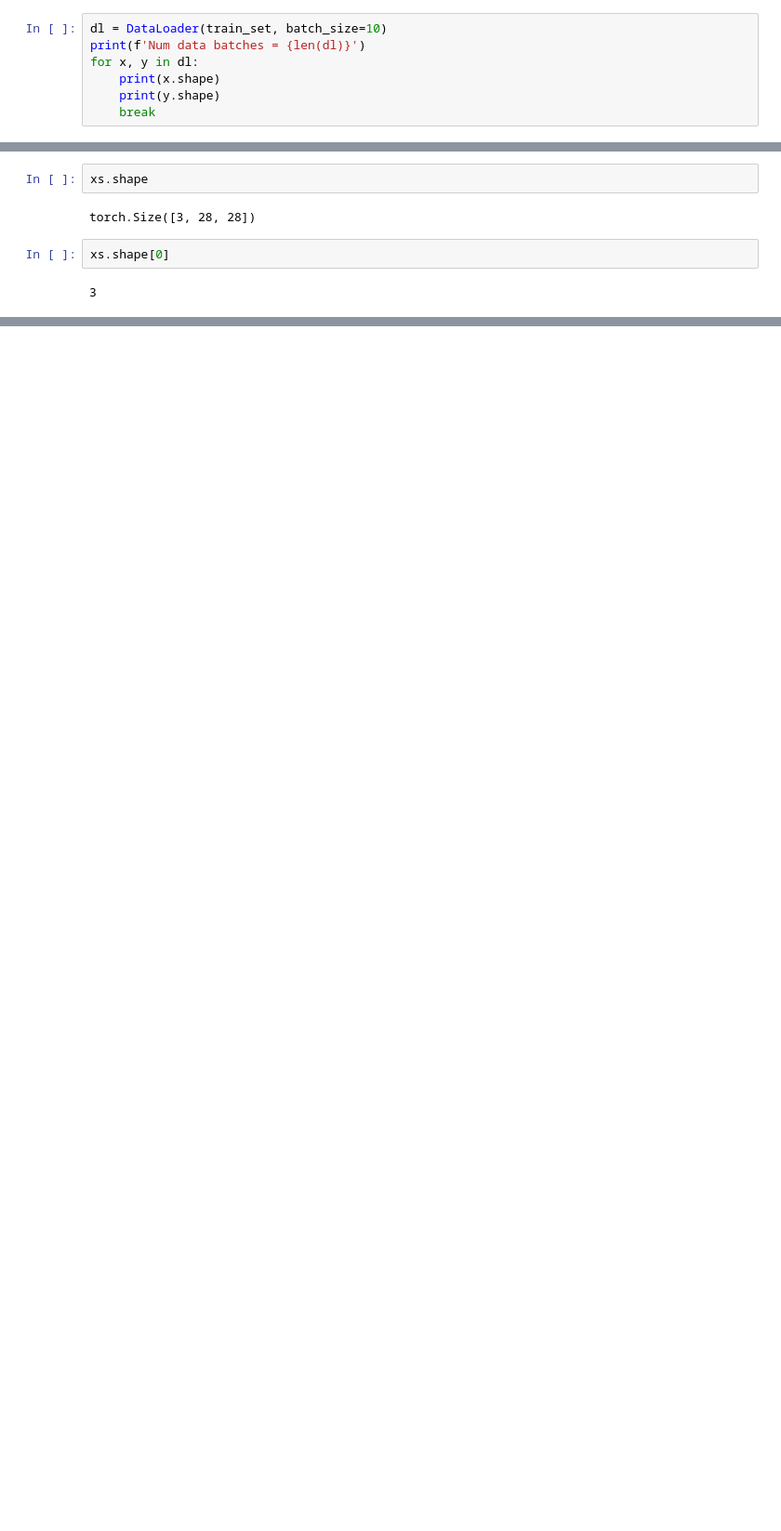
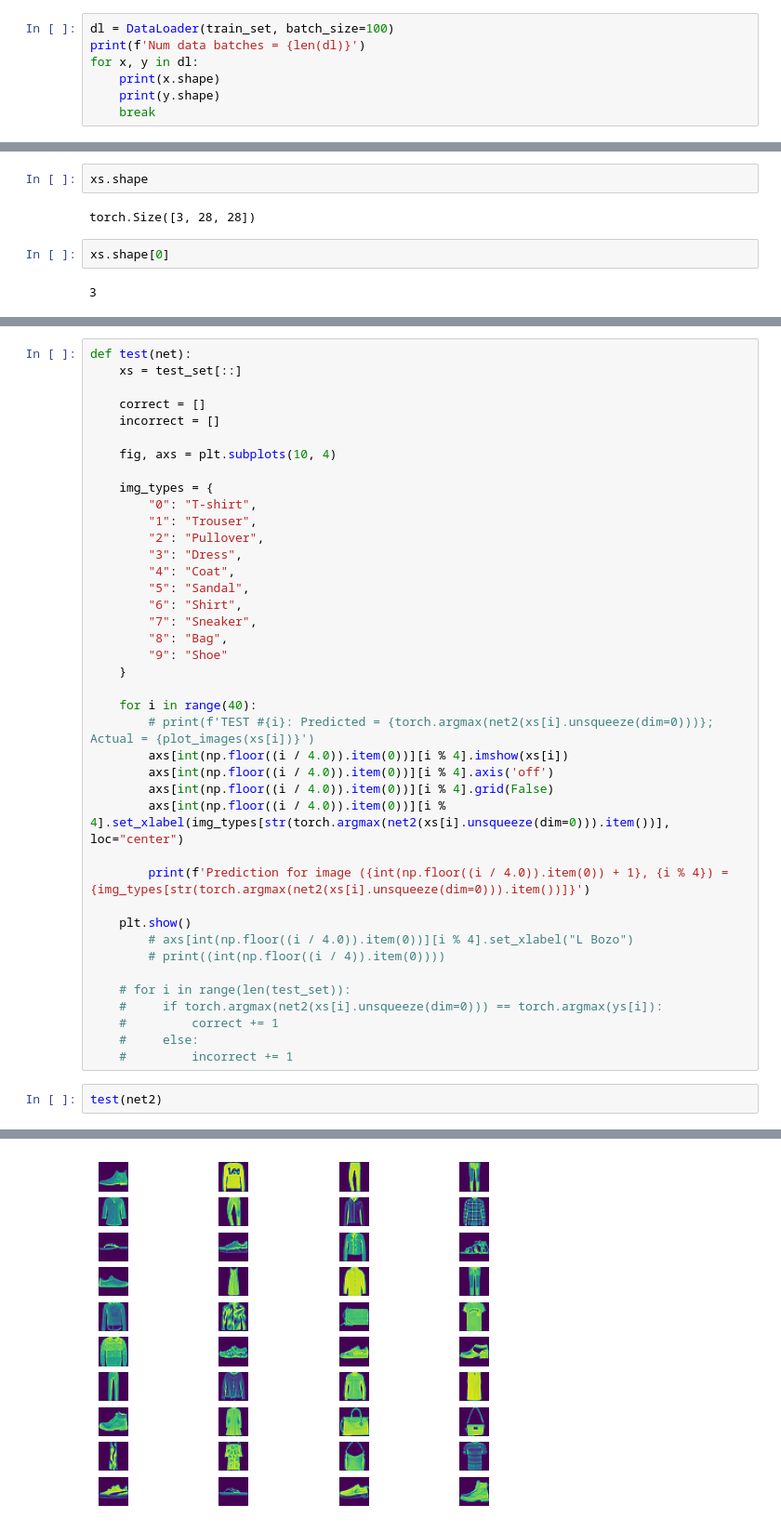
Before and after one commit to arjunchainani/ClothingClassificationCNN, a Jupyter notebook: cnn_pytorch.ipynb, the cells around one changed output, grey strips where cells are left out. Shown at 93% size. Drawn from its saved outputs; the diff is of its cells as text; blank space fills up the shorter version.

```diff
--- a/cnn_pytorch.ipynb
+++ b/cnn_pytorch.ipynb
@@ -85,7 +85,7 @@ test_set.x.shape
 # %% [output]
 torch.Size([10000, 28, 28])
 # %%
-dl = DataLoader(train_set, batch_size=10)
+dl = DataLoader(train_set, batch_size=100)
 print(f'Num data batches = {len(dl)}')
 for x, y in dl:
     print(x.shape)
@@ -199,0 +245,43 @@ AttributeError: 'Sequential' object has no attribute 'grad'
+# %%
+def test(net):
+    xs = test_set[::]
+
+    correct = []
+    incorrect = []
+
+    fig, axs = plt.subplots(10, 4)
+
+    img_types = {
+        "0": "T-shirt",
+        "1": "Trouser",
+        "2": "Pullover",
+        "3": "Dress",
+        "4": "Coat",
+        "5": "Sandal",
+        "6": "Shirt",
+        "7": "Sneaker",
+        "8": "Bag",
+        "9": "Shoe"
+    }
+
+    for i in range(40):
+        # print(f'TEST #{i}: Predicted = {torch.argmax(net2(xs[i].unsqueeze(dim=0)))}; Actual = {plot_images(xs[i])}')
+        axs[int(np.floor((i / 4.0)).item(0))][i % 4].imshow(xs[i])
+        axs[int(np.floor((i / 4.0)).item(0))][i % 4].axis('off')
+        axs[int(np.floor((i / 4.0)).item(0))][i % 4].grid(False)
+        axs[int(np.floor((i / 4.0)).item(0))][i % 4].set_xlabel(img_types[str(torch.argmax(net2(xs[i].unsqueeze(dim=0))).item())], loc="center")
+
+        print(f'Prediction for image ({int(np.floor((i / 4.0)).item(0)) + 1}, {i % 4}) = {img_types[str(torch.argmax(net2(xs[i].unsqueeze(dim=0))).item())]}')
+
+    plt.show()
+        # axs[int(np.floor((i / 4.0)).item(0))][i % 4].set_xlabel("L Bozo")
+        # print((int(np.floor((i / 4)).item(0))))
+
+    # for i in range(len(test_set)):
+    #     if torch.argmax(net2(xs[i].unsqueeze(dim=0))) == torch.argmax(ys[i]):
+    #         correct += 1
+    #     else:
+    #         incorrect += 1
+# %%
+test(net2)
+# %% [output]
@@ -199,0 +305 @@ AttributeError: 'Sequential' object has no attribute 'grad'
+[figure, added]
```
Also changed, not shown: parts of 9 cells of this notebook.
